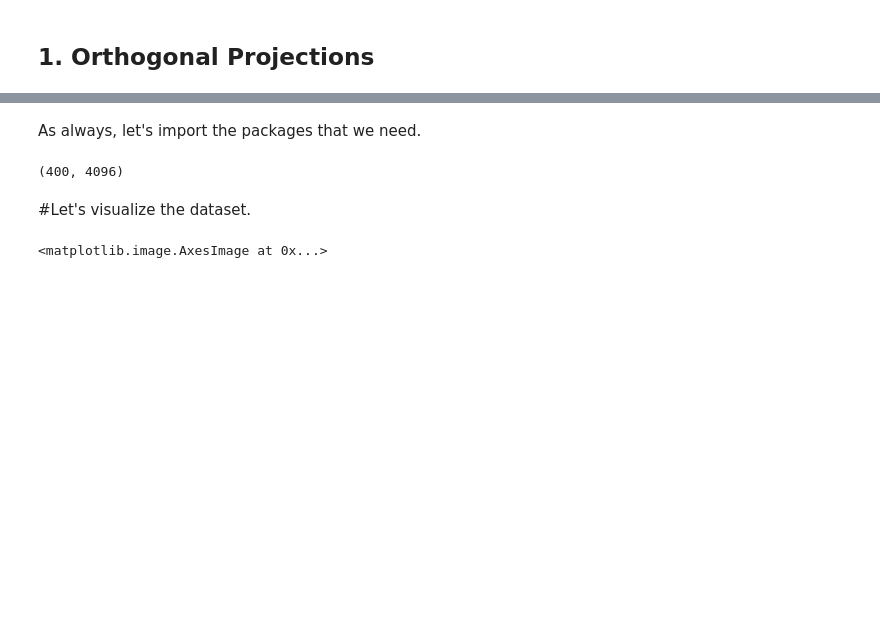
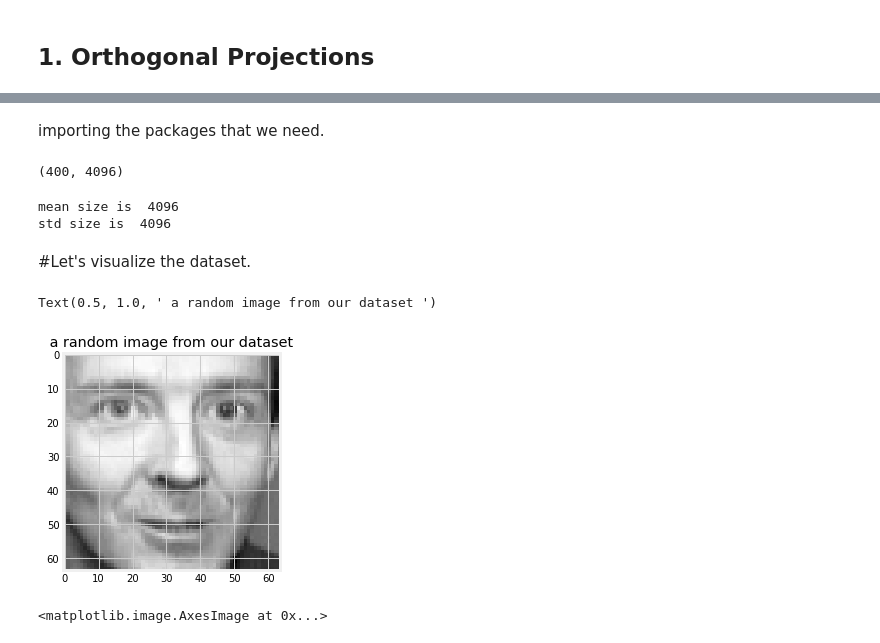
Before and after one commit to abhijain864/Image-compression_using_PCA, a Jupyter notebook: Olivetti_face_dataset.ipynb, the cells around one changed output, grey strips where cells are left out. Cells and saved outputs as stored; diff of their text form; code cells hidden in the pictures; blank space fills up the shorter version.

```diff
--- a/Olivetti_face_dataset.ipynb
+++ b/Olivetti_face_dataset.ipynb
@@ -205,5 +142,5 @@ the "eigenfaces". You do not need to know what `eigenfaces` are for now but you
 # %% [markdown]
-As always, let's import the packages that we need.
+importing the packages that we need.
 # %%
 from sklearn.datasets import fetch_olivetti_faces, fetch_lfw_people
 from ipywidgets import interact
@@ -216,8 +153,24 @@ faces = dataset.data
 faces.shape
 # %% [output]
 (400, 4096)
+# %%
+# for numerical reasons we normalize the dataset
+mean = faces.mean(axis=0)
+print('mean size is ',mean.size)
+std = faces.std(axis=0)
+print('std size is ',std.size)
+faces_normalized = (faces - mean) / std
+# %% [output]
+mean size is  4096
+std size is  4096
 # %% [markdown]
 #Let's visualize the dataset.
+# %%
+plt.imshow(faces[29].reshape(64,64),cmap='gray')
+plt.title(' a random image from our dataset ')
+# %% [output]
+Text(0.5, 1.0, ' a random image from our dataset ')
+[figure, added]
 # %%
 array = np.zeros((20*64,20*64))
 count= 0
```
Also changed, not shown: parts of 44 cells of this notebook.
